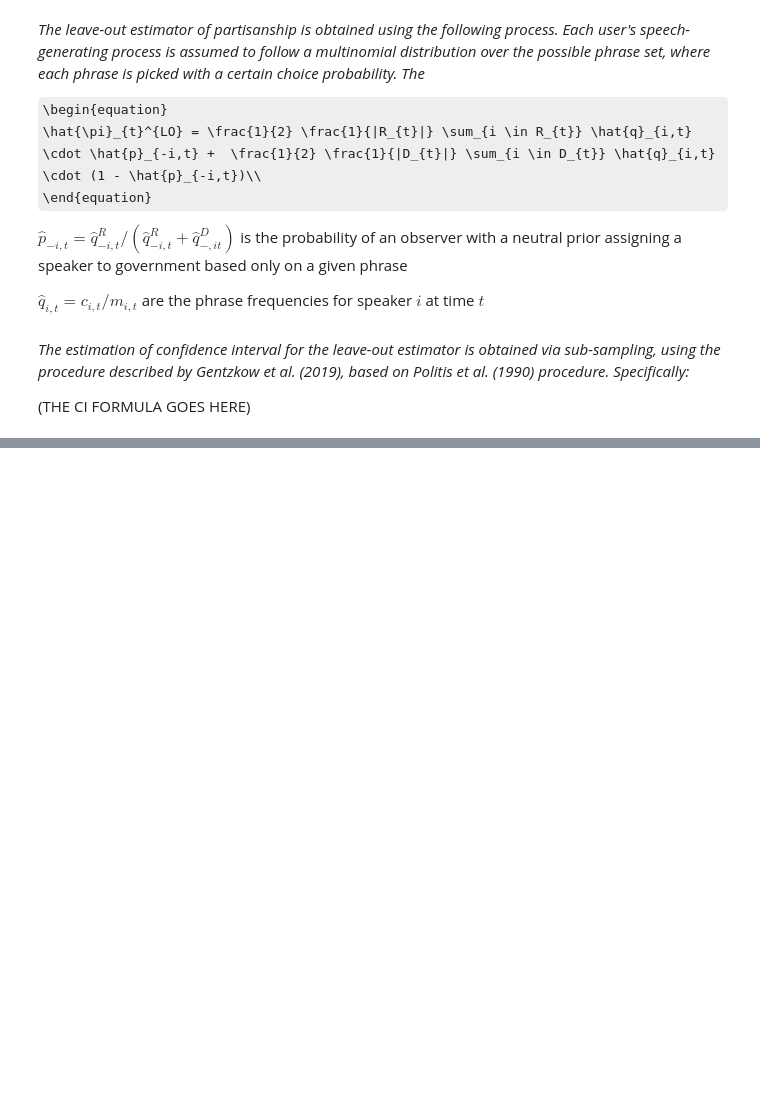
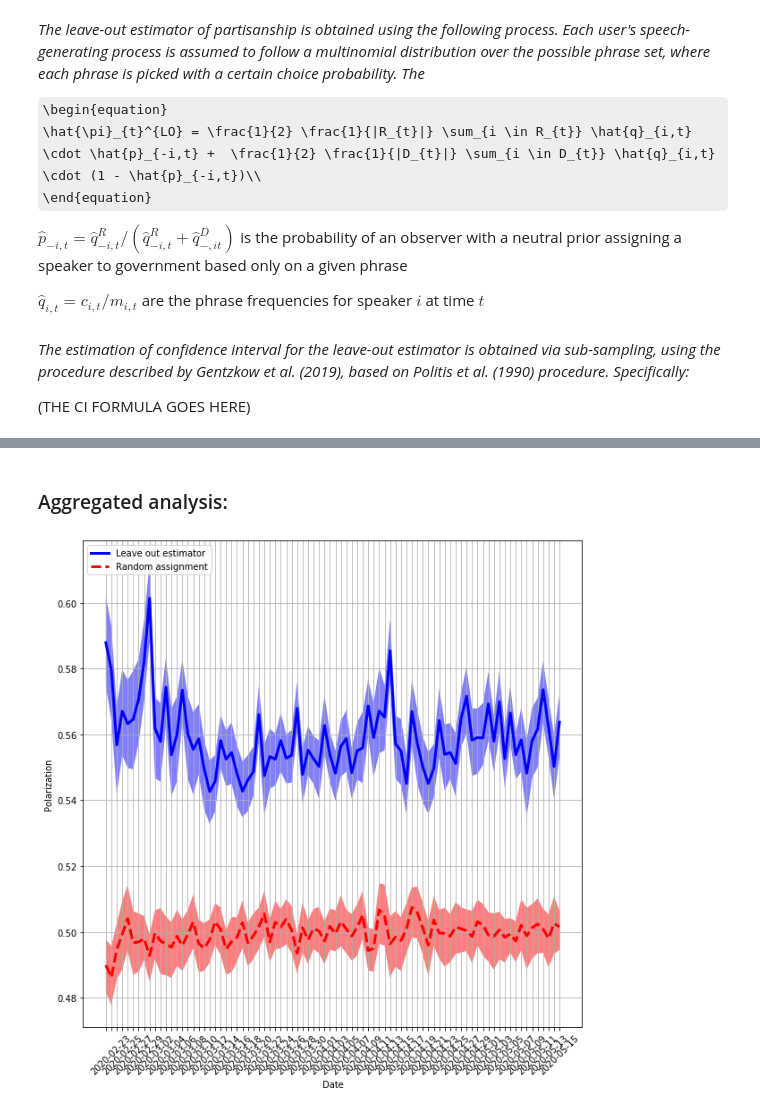
Before and after one commit to bodzioboo/twitter, a Jupyter notebook: notebooks/nlp/data_polarization.ipynb, the cells around one changed output, grey strips where cells are left out. Cells and saved outputs as stored; diff of their text form; code cells hidden in the pictures; some formulas as TeX source; blank space fills up the shorter version.

```diff
--- a/notebooks/nlp/data_polarization.ipynb
+++ b/notebooks/nlp/data_polarization.ipynb
@@ -231,2 +74,0 @@ ax.grid()
-# %%
-results = run_models(70, retweets = True, randomized = True, keyword = "korona", aggregate = True)
@@ -280,2 +74,0 @@ Next look at the contribution of individual user scores:
-# %%
-res = run_models(10, retweets = False, randomized = False, conf_int = None, aggregate = False)
@@ -329,0 +80,45 @@ pd.merge(disaggregated, info, how = "left", on = ["source","id_str"])
+# %%
+if os.path.isfile(os.path.join(path, "results/polarization/polarization_no_retweets.p")):
+    results = pickle.load(open(os.path.join(path, "results/polarization/polarization_no_retweets.p"),"rb"))
+else:
+    results = defaultdict(lambda: dict().fromkeys(["true","random","disaggregated"])) #store for each day
+    twitter_data = pd.read_csv(os.path.join(path_data, "twitter_data.csv"), index_col = 0).reset_index(drop = True)
+    for day, data in tqdm(twitter_data.groupby("day")):
+        data = data[np.logical_not(data.retweet.apply(ast.literal_eval))] #drop retweets
+        parties = data["source"] #get parties
+        users = data["user-id_str"] #get users
+        tweets = data["lemmatized"] #get tweets
+        model = ModelPolarization(parties = ["gov", "opp"], limit = 5)
+        results[day]["true"] = model.estimate(parties, users, tweets,
+                                                               level = "aggregate", conf_int = 100)
+        results[day]["disaggregated"] = model.estimate(parties, users, tweets,
+                                                               level = "speaker")
+
+        #randomization
+        random_parties = data["user-id_str"].astype(str).map(randomized)
+        model = ModelPolarization(parties = ["gov", "opp"], limit = 5)
+        results[day]["random"] = model.estimate(random_parties, users, tweets,
+                                                               level = "aggregate", conf_int = 100)
+    results = dict(results) #convert defaultdict to dict
+    pickle.dump(results, open(os.path.join(path, "results/polarization/polarization_no_retweets.p"),"wb"))
+# %% [markdown]
+### Aggregated analysis:
+# %%
+aggregated = {day:{k + "_" + k1:v1 for k, v in res.items() if k != "disaggregated" for k1, v1 in v.items()} for day, res in results.items()}
+aggregated = pd.DataFrame(aggregated).T.reset_index()
+fig, ax = plt.subplots(1,figsize = (10,10))
+date = np.array(list(results.keys()))
+ax.plot(date, aggregated["true_estimate"], lw = 3, label='Leave out estimator', color='blue')
+ax.plot(date, aggregated["random_estimate"], lw = 3, linestyle = "--", label='Random assignment', color='red')
+ax.fill_between(date, aggregated["true_upper_ci"], aggregated["true_lower_ci"], facecolor='blue', alpha=0.5)
+ax.fill_between(date, aggregated["random_upper_ci"], aggregated["random_lower_ci"], facecolor='red', alpha=0.5)
+ax.legend(loc='upper left')
+ax.xaxis.set_tick_params(rotation=45)
+for label in ax.xaxis.get_ticklabels()[::2]:
+    label.set_visible(False)
+ax.set_xlabel('Date')
+ax.set_ylabel('Polarization')
+ax.grid()
+plt.show()
+# %% [output]
+[figure, added]
```
Also changed, not shown: parts of 63 cells of this notebook, 19 other files.
